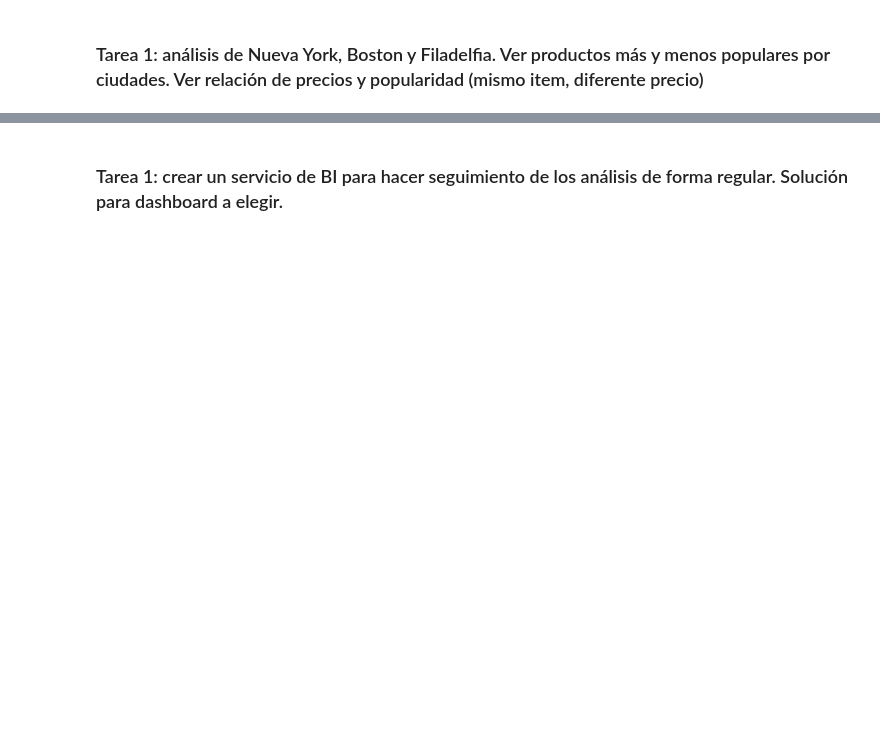
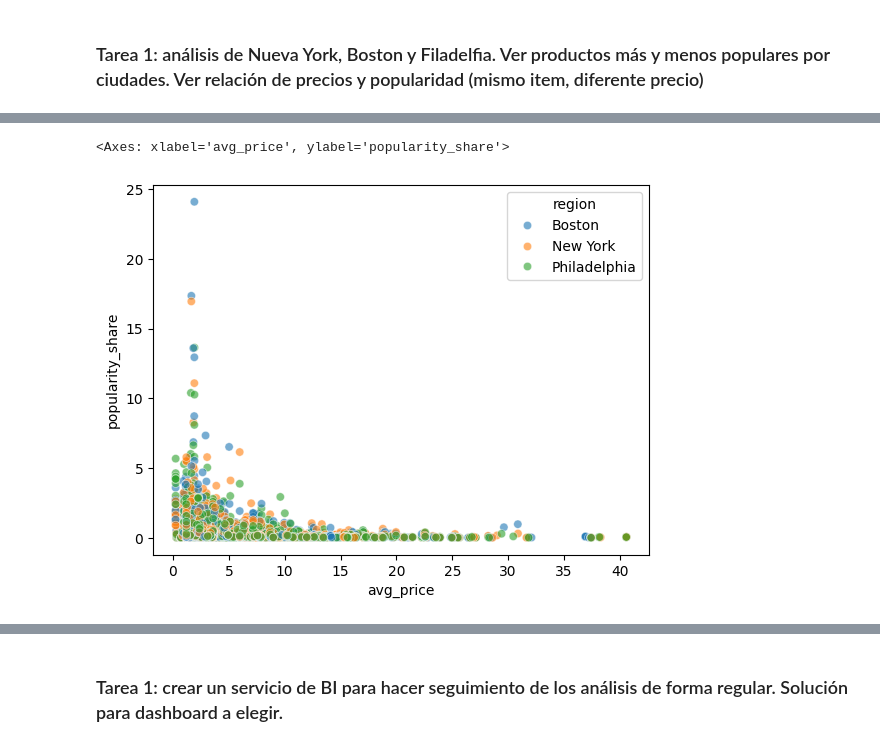
Before and after one commit to Ehunankakoa/nuclio-datascience_AI, a Jupyter notebook: TFM/DSmarket_JMGZ.ipynb, the cells around one changed output, grey strips where cells are left out. Drawn from its saved outputs; the diff is of its cells as text; code cells hidden in the pictures; blank space fills up the shorter version.

```diff
--- a/TFM/DSmarket_JMGZ.ipynb
+++ b/TFM/DSmarket_JMGZ.ipynb
@@ -402,0 +1012,37 @@ memory usage: 446.6+ MB
+# %%
+item_state = (
+    clean_DS_Market_df
+    .groupby(["item", "region"])
+    .agg(
+        total_sales=("weekly_sales", "sum"),
+        avg_price=("sell_price", "mean"),
+        weeks_sold=("weekly_sales", "count")
+    )
+    .reset_index()
+)
+# %%
+state_totals = (
+    item_state
+    .groupby("region")["total_sales"]
+    .sum()
+    .rename("state_total")
+)
+
+item_state = item_state.merge(
+    state_totals, on="region"
+)
+
+item_state["popularity_share"] = (1000*
+    item_state["total_sales"] /
+    item_state["state_total"]
+)
+# %%
+multi_state_items = (
+    item_state
+    .groupby("item")["region"]
+    .nunique()
+)
+
+valid_items = multi_state_items[multi_state_items >= 3].index
+
+item_state = item_state[item_state["item"].isin(valid_items)]
@@ -402,0 +1058,11 @@ memory usage: 446.6+ MB
+# %%
+sns.scatterplot(
+    data=item_state,
+    x="avg_price",
+    y="popularity_share",
+    hue="region",
+    alpha=0.6
+)
+# %% [output]
+<Axes: xlabel='avg_price', ylabel='popularity_share'>
+[figure, added]
```
Also changed, not shown: parts of 89 cells of this notebook.
